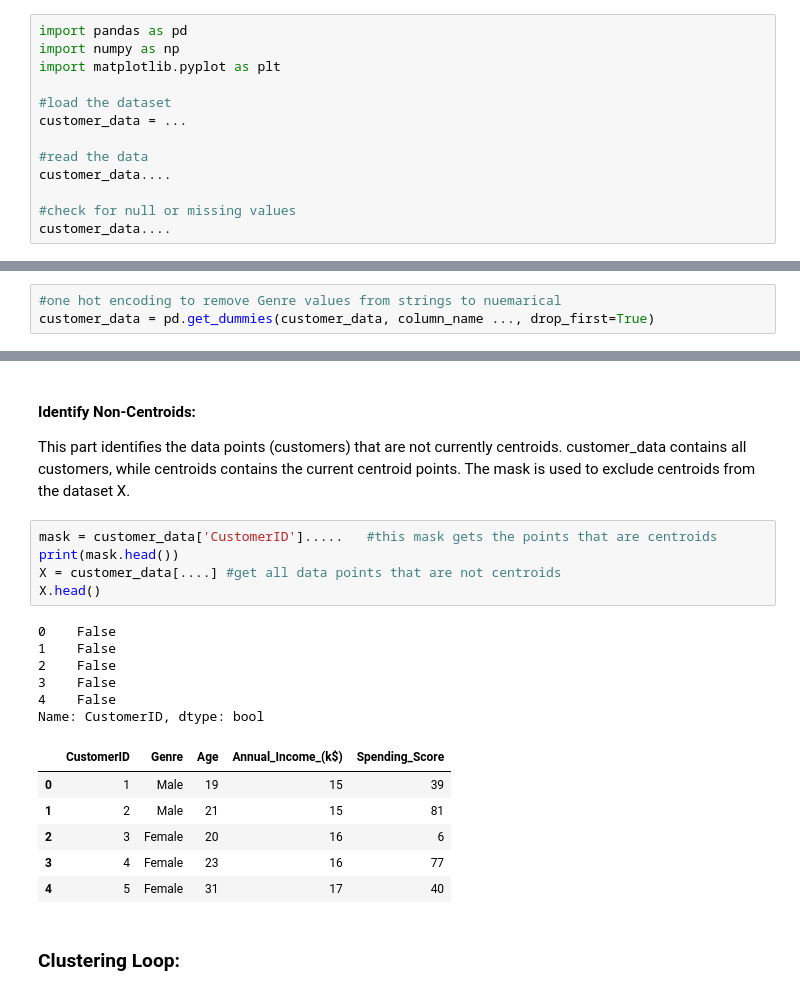
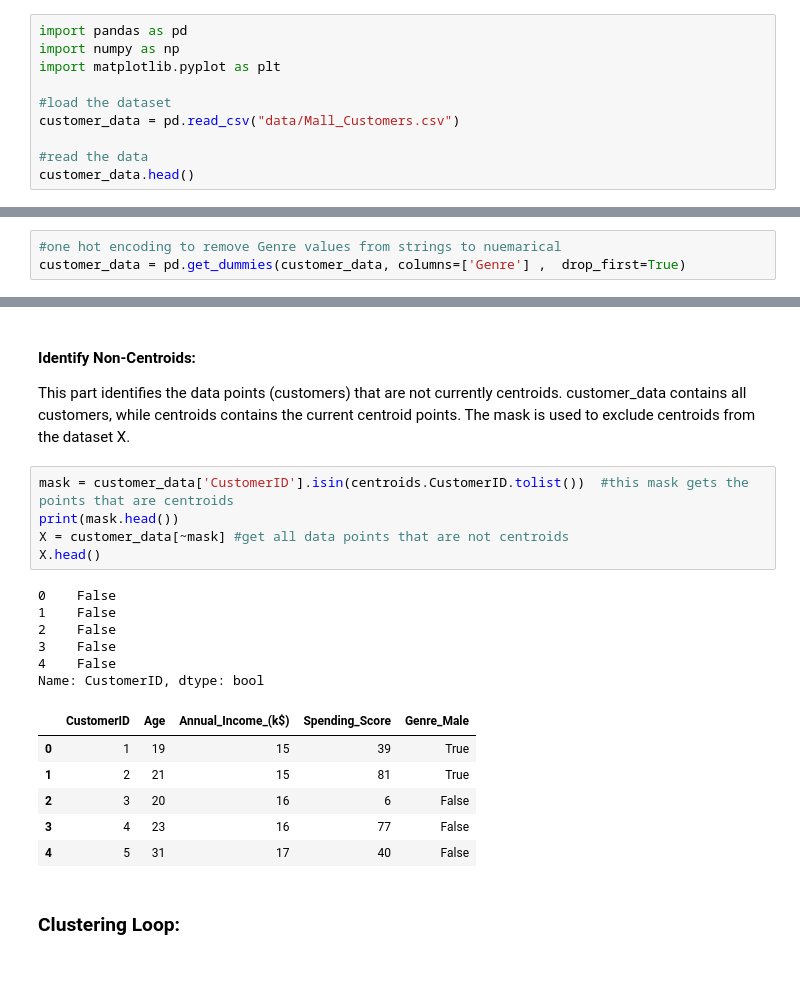
Before and after one commit to larawehbe/TheAIEngineers-Notebooks, a Jupyter notebook: Unsupervised Learning/kmeans_scratch_implementation.ipynb, the cells around one changed output, grey strips where cells are left out. Drawn from its saved outputs; the diff is of its cells as text.

```diff
--- a/Unsupervised Learning/kmeans_scratch_implementation.ipynb
+++ b/Unsupervised Learning/kmeans_scratch_implementation.ipynb
@@ -4,11 +4,8 @@ import numpy as np
 import matplotlib.pyplot as plt
 
 #load the dataset
-customer_data = ...
+customer_data = pd.read_csv("data/Mall_Customers.csv")
 
 #read the data
-customer_data....
-
-#check for null or missing values
-customer_data....
+customer_data.head()
 # %% [output]
@@ -74,4 +94,4 @@ Convert categorical variable into dummy/indicator variables.
 ![One Hot Encodin](onehotencodingviz.jpg)
 # %%
 #one hot encoding to remove Genre values from strings to nuemarical
-customer_data = pd.get_dummies(customer_data, column_name ..., drop_first=True)
+customer_data = pd.get_dummies(customer_data, columns=['Genre'] ,  drop_first=True)
@@ -79,23 +108,23 @@ customer_data = pd.get_dummies(customer_data, column_name ..., drop_first=True)
 #### Identify Non-Centroids:
 This part identifies the data points (customers) that are not currently centroids. customer_data contains all customers, while centroids contains the current centroid points. The mask is used to exclude centroids from the dataset X.
 # %%
-mask = customer_data['CustomerID'].....   #this mask gets the points that are centroids
+mask = customer_data['CustomerID'].isin(centroids.CustomerID.tolist())  #this mask gets the points that are centroids
 print(mask.head())
-X = customer_data[....] #get all data points that are not centroids
+X = customer_data[~mask] #get all data points that are not centroids
 X.head()
 # %% [output]
 0    False
 1    False
 2    False
 3    False
 4    False
 Name: CustomerID, dtype: bool
-|  | CustomerID | Genre | Age | Annual_Income_(k$) | Spending_Score |
-| 0 | 1 | Male | 19 | 15 | 39 |
-| 1 | 2 | Male | 21 | 15 | 81 |
-| 2 | 3 | Female | 20 | 16 | 6 |
-| 3 | 4 | Female | 23 | 16 | 77 |
-| 4 | 5 | Female | 31 | 17 | 40 |
+|  | CustomerID | Age | Annual_Income_(k$) | Spending_Score | Genre_Male |
+| 0 | 1 | 19 | 15 | 39 | True |
+| 1 | 2 | 21 | 15 | 81 | True |
+| 2 | 3 | 20 | 16 | 6 | False |
+| 3 | 4 | 23 | 16 | 77 | False |
+| 4 | 5 | 31 | 17 | 40 | False |
 # %% [markdown]
 ### Clustering Loop:
 # %%
```
Also changed, not shown: parts of 19 cells of this notebook, 4 other files.
